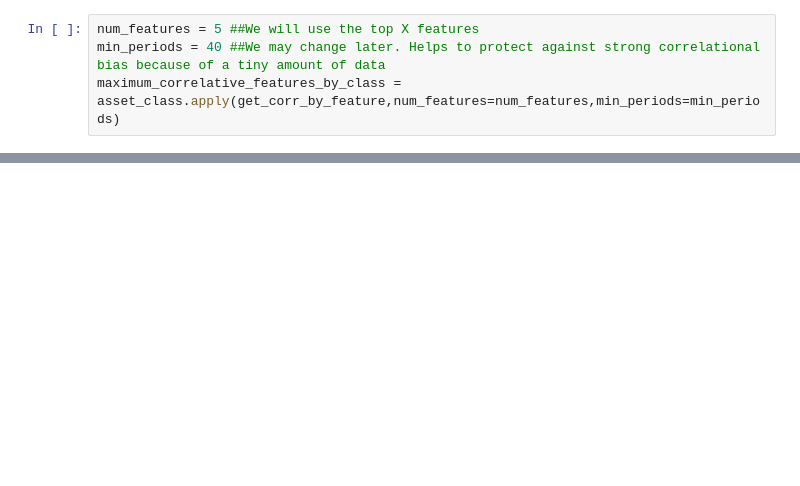
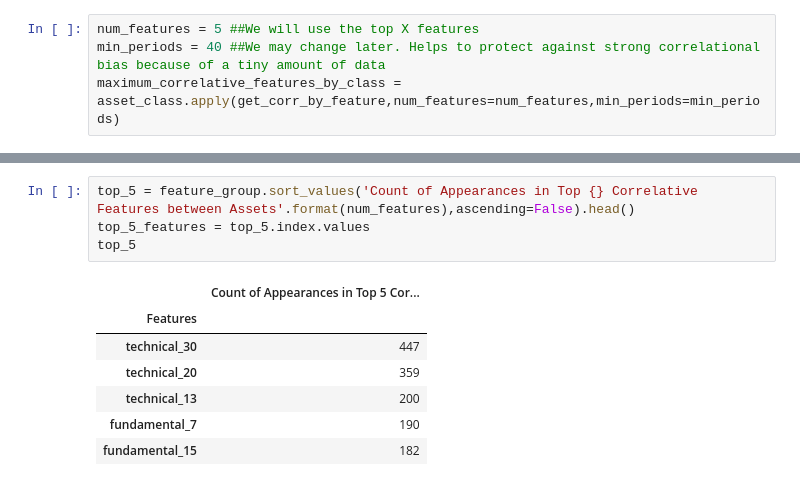
Before and after one commit to mattdeak/TwoSigma-Kaggle, a Jupyter notebook: TwoSigma Asset Grouping.ipynb, the cells around one changed output, grey strips where cells are left out. Drawn from its saved outputs; the diff is of its cells as text; blank space fills up the shorter version.

```diff
--- a/TwoSigma Asset Grouping.ipynb
+++ b/TwoSigma Asset Grouping.ipynb
@@ -63 +72,13 @@ Maximum possible value is: 1424
+# %%
+top_5 = feature_group.sort_values('Count of Appearances in Top {} Correlative Features between Assets'.format(num_features),ascending=False).head()
+top_5_features = top_5.index.values
+top_5
+# %% [output]
+|  | Count of Appearances in Top 5 Cor... |
+| Features |  |
+| technical_30 | 447 |
+| technical_20 | 359 |
+| technical_13 | 200 |
+| fundamental_7 | 190 |
+| fundamental_15 | 182 |
 # %% [markdown]
```
Also changed, not shown: parts of 27 cells of this notebook.
